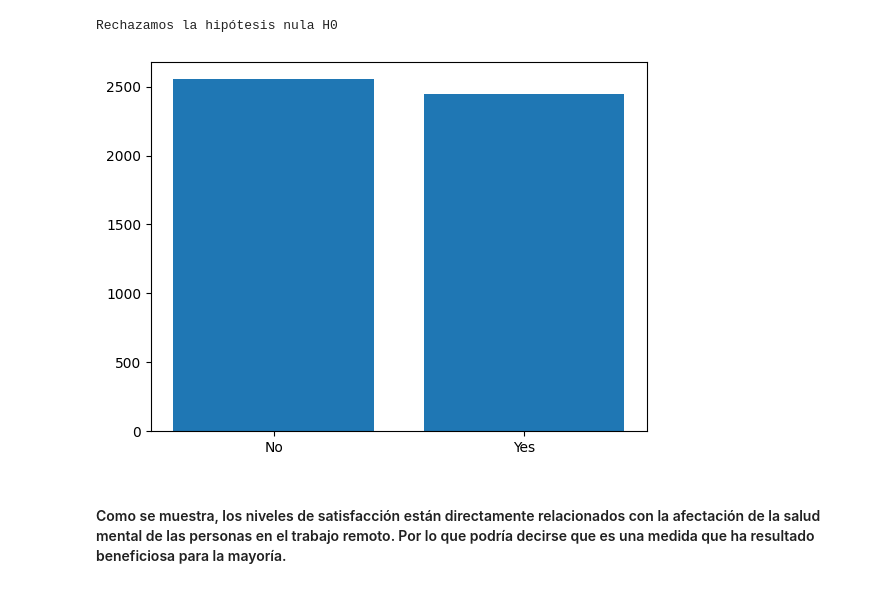
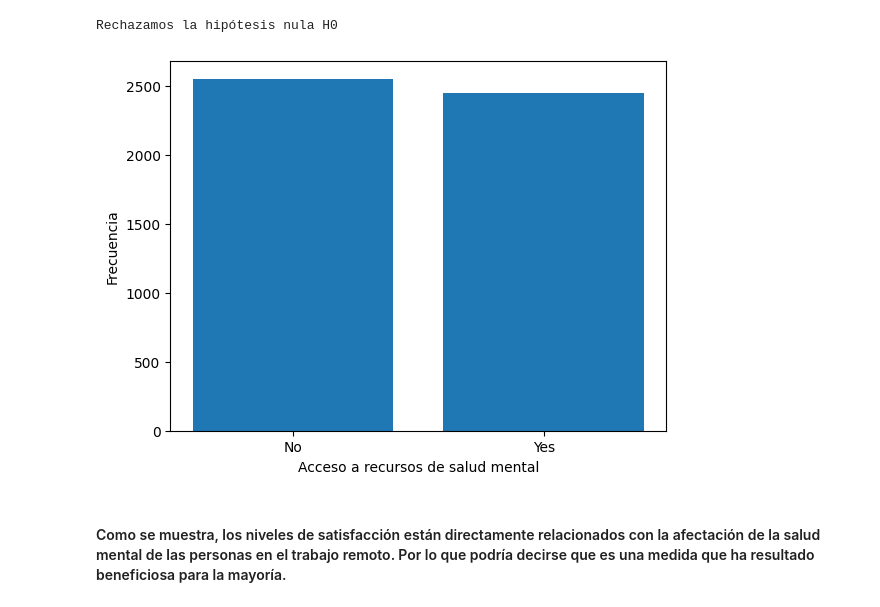
Before and after one commit to ClaudiaHdezPerez/ProyectoEstadistica, a Jupyter notebook: Proyecto/Proyecto.ipynb, the cells around one changed output. Saved outputs shown, nothing was run; the diff lists cells and outputs as text; code cells hidden in the pictures.

```diff
--- a/Proyecto/Proyecto.ipynb
+++ b/Proyecto/Proyecto.ipynb
@@ -122,9 +124,11 @@ else:
 Rechazamos la hipótesis nula H0
 # %%
 plt.bar( resources_counts.index, resources_counts.values )
+plt.xlabel("Acceso a recursos de salud mental")
+plt.ylabel("Frecuencia")
 plt.show()
 # %% [output]
-[figure, old version]
+[figure, new version]
 # %% [markdown]
 #### Como se muestra, los niveles de satisfacción están directamente relacionados con la afectación de la salud mental de las personas en el trabajo remoto. Por lo que podría decirse que es una medida que ha resultado beneficiosa para la mayoría.
 # %% [markdown]
```
Also changed, not shown: parts of 3 cells of this notebook.
